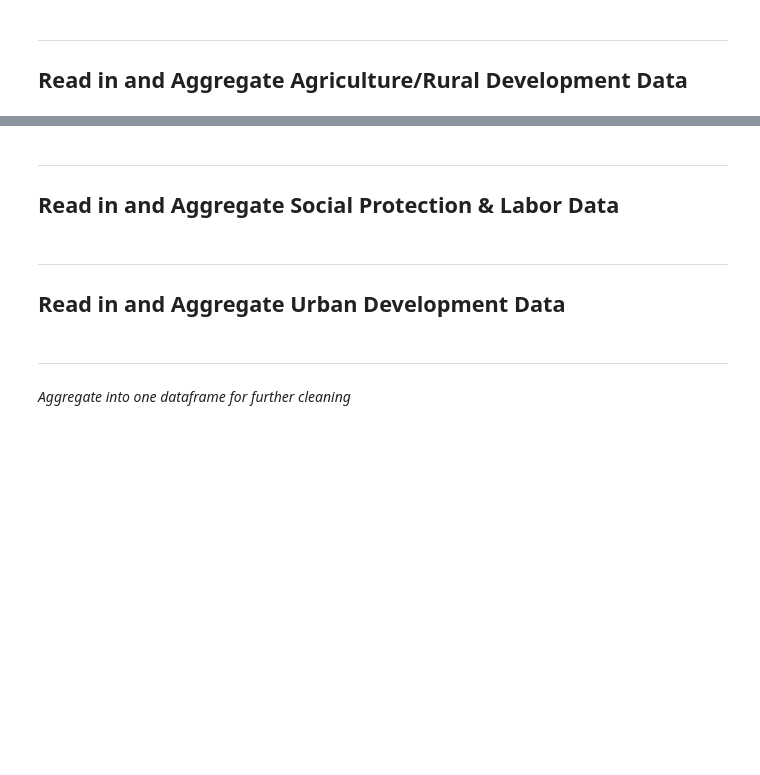
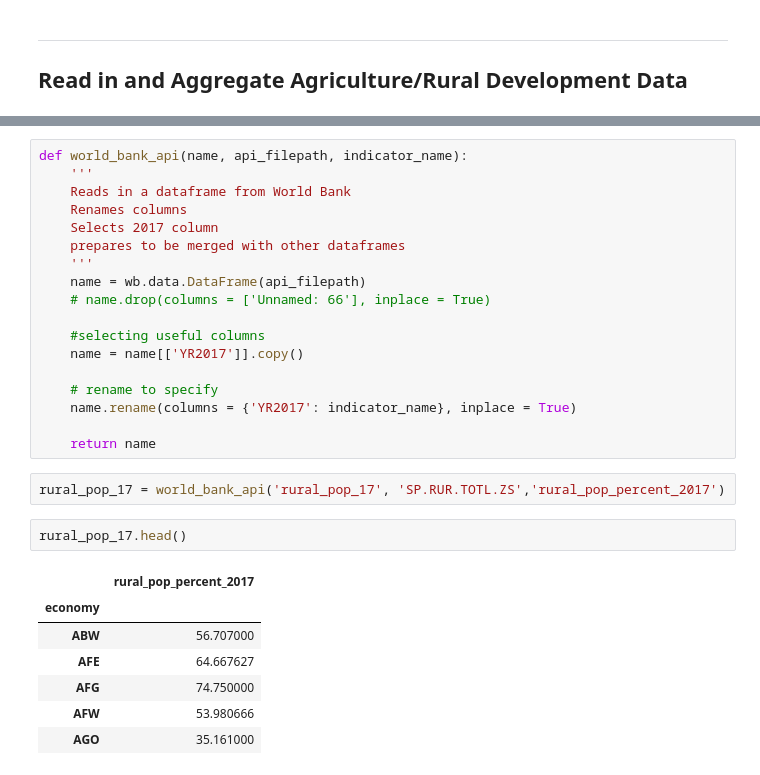
Before and after one commit to pemurp19/Predicting-HDI---Human-Development-Indicators, a Jupyter notebook: code/getting_data.ipynb, the cells around one changed output, grey strips where cells are left out. Cells and saved outputs as stored; diff of their text form; blank space fills up the shorter version.

```diff
--- a/code/getting_data.ipynb
+++ b/code/getting_data.ipynb
@@ -205,9 +17,30 @@ infra_merged = reduce(lambda left,right: pd.merge(left,right,on=['Country Code',
-# %% [markdown]
-----
-## Read in and Aggregate Social Protection & Labor Data
-# %% [markdown]
-----
-## Read in and Aggregate Urban Development Data
-# %% [markdown]
------
-*Aggregate into one dataframe for further cleaning*
+# %%
+def world_bank_api(name, api_filepath, indicator_name):
+    '''
+    Reads in a dataframe from World Bank
+    Renames columns
+    Selects 2017 column
+    prepares to be merged with other dataframes
+    '''
+    name = wb.data.DataFrame(api_filepath)
+    # name.drop(columns = ['Unnamed: 66'], inplace = True)
+
+    #selecting useful columns
+    name = name[['YR2017']].copy()
+
+    # rename to specify
+    name.rename(columns = {'YR2017': indicator_name}, inplace = True)
+
+    return name
+# %%
+rural_pop_17 = world_bank_api('rural_pop_17', 'SP.RUR.TOTL.ZS','rural_pop_percent_2017')
+# %%
+rural_pop_17.head()
+# %% [output]
+|  | rural_pop_percent_2017 |
+| economy |  |
+| ABW | 56.707000 |
+| AFE | 64.667627 |
+| AFG | 74.750000 |
+| AFW | 53.980666 |
+| AGO | 35.161000 |
```
Also changed, not shown: parts of 61 cells of this notebook, 10 other files.
